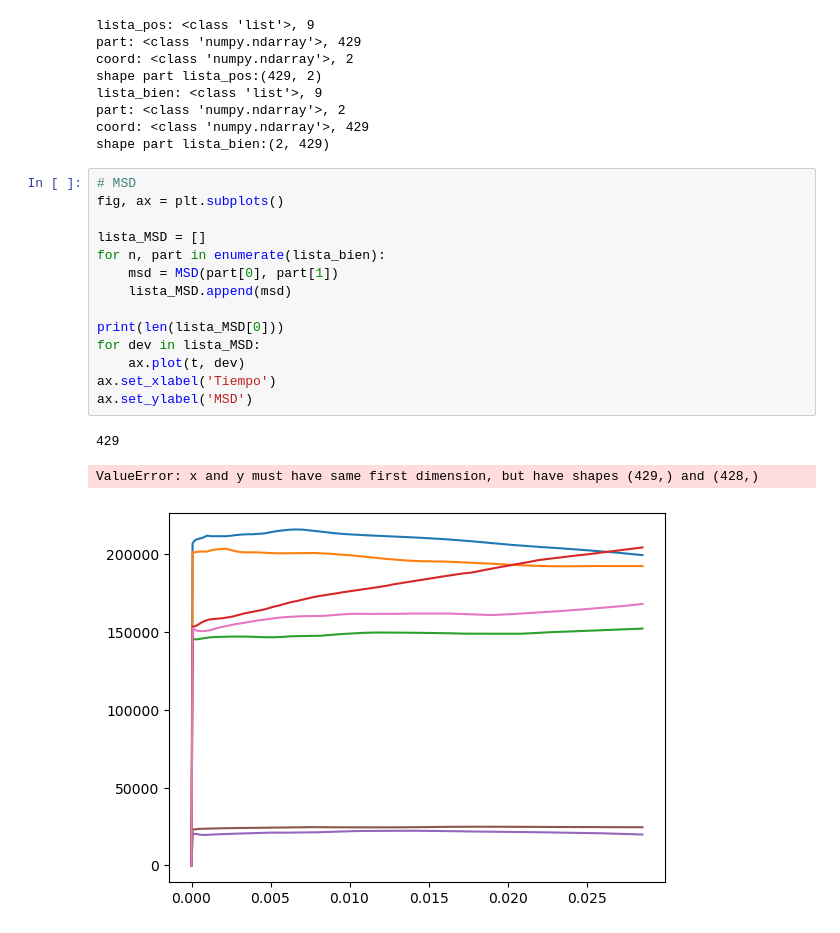
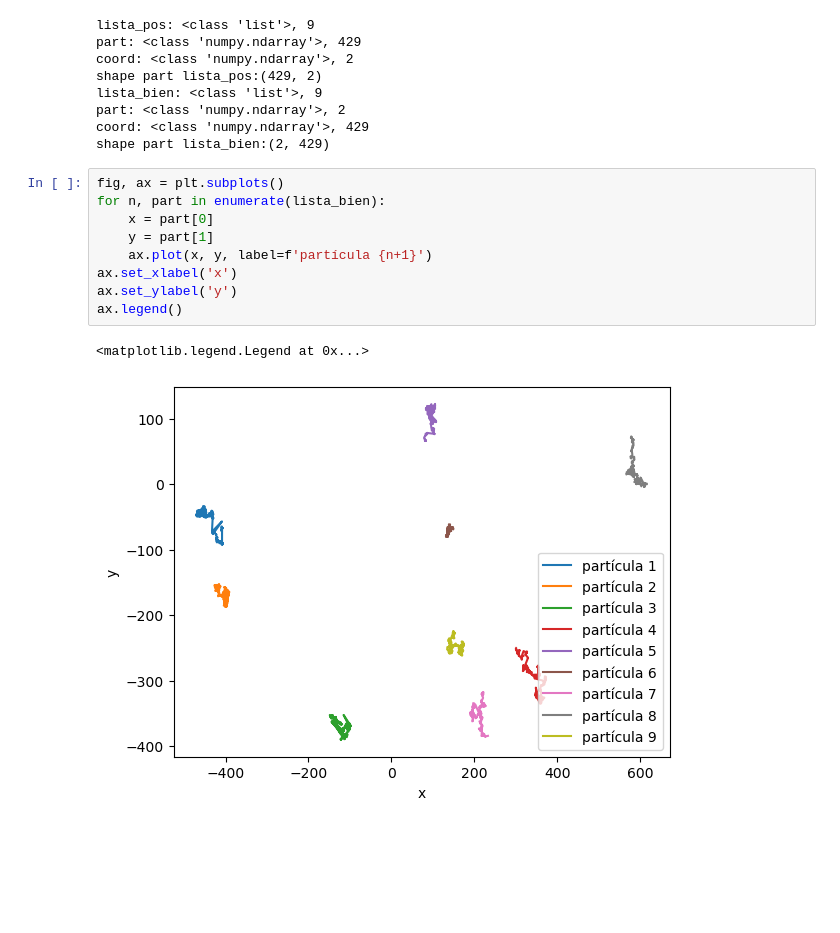
Before and after one commit to gardianc/Pinzas--pticas, a Jupyter notebook: browniano.ipynb, the cells around one changed output. Cells and saved outputs as stored; diff of their text form; blank space fills up the shorter version.

```diff
--- a/browniano.ipynb
+++ b/browniano.ipynb
@@ -53,20 +58,14 @@ part: <class 'numpy.ndarray'>, 2
 coord: <class 'numpy.ndarray'>, 429
 shape part lista_bien:(2, 429)
 # %%
-# MSD
 fig, ax = plt.subplots()
-
-lista_MSD = []
 for n, part in enumerate(lista_bien):
-    msd = MSD(part[0], part[1])
-    lista_MSD.append(msd)
-
-print(len(lista_MSD[0]))
-for dev in lista_MSD:
-    ax.plot(t, dev)
-ax.set_xlabel('Tiempo')
-ax.set_ylabel('MSD')
+    x = part[0]
+    y = part[1]
+    ax.plot(x, y, label=f'partícula {n+1}')
+ax.set_xlabel('x')
+ax.set_ylabel('y')
+ax.legend()
 # %% [output]
-429
+<matplotlib.legend.Legend at 0x...>
-ValueError: x and y must have same first dimension, but have shapes (429,) and (428,)
-[figure, old version]
+[figure, new version]
```
Also changed, not shown: parts of 6 cells of this notebook.
